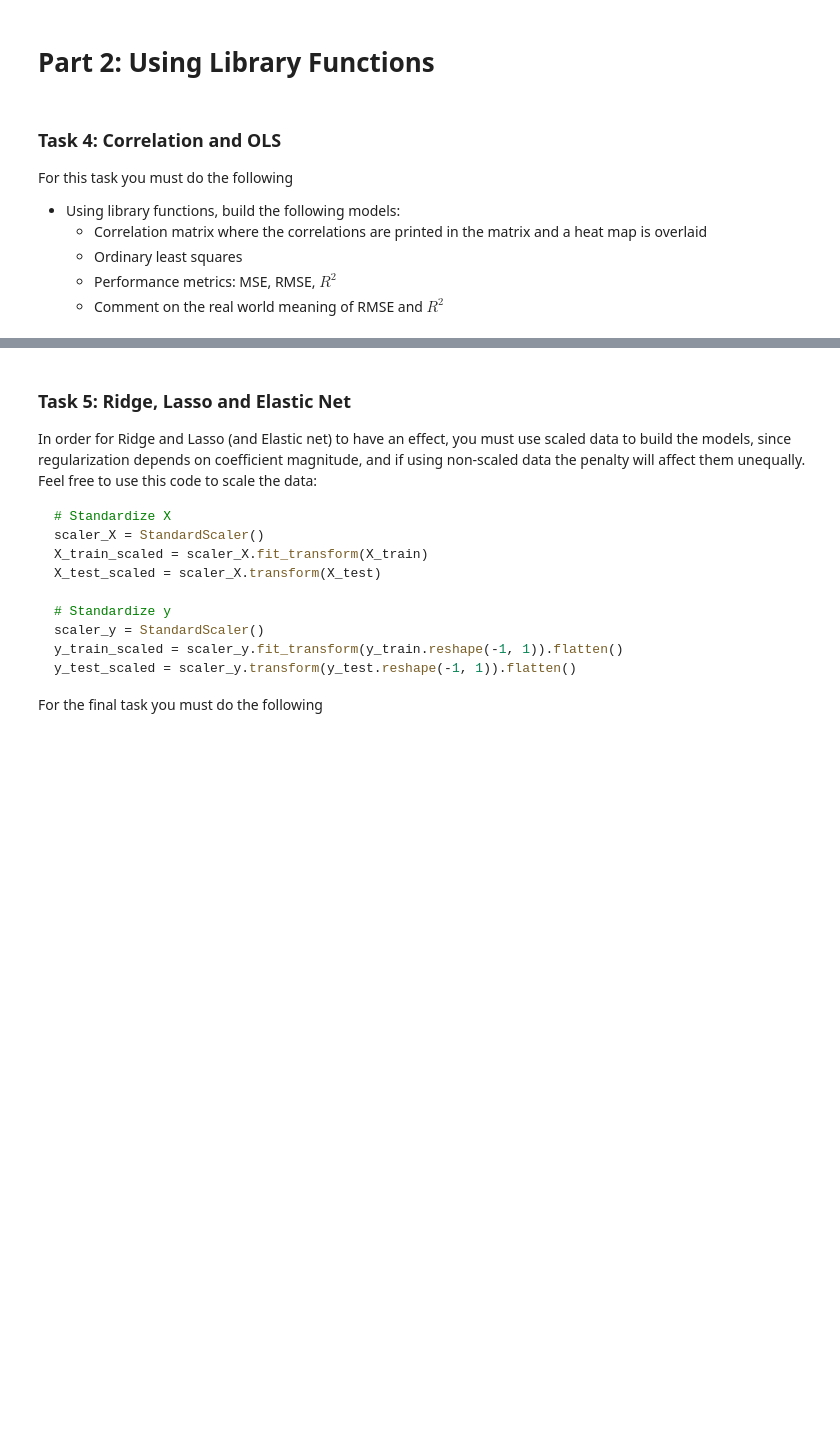
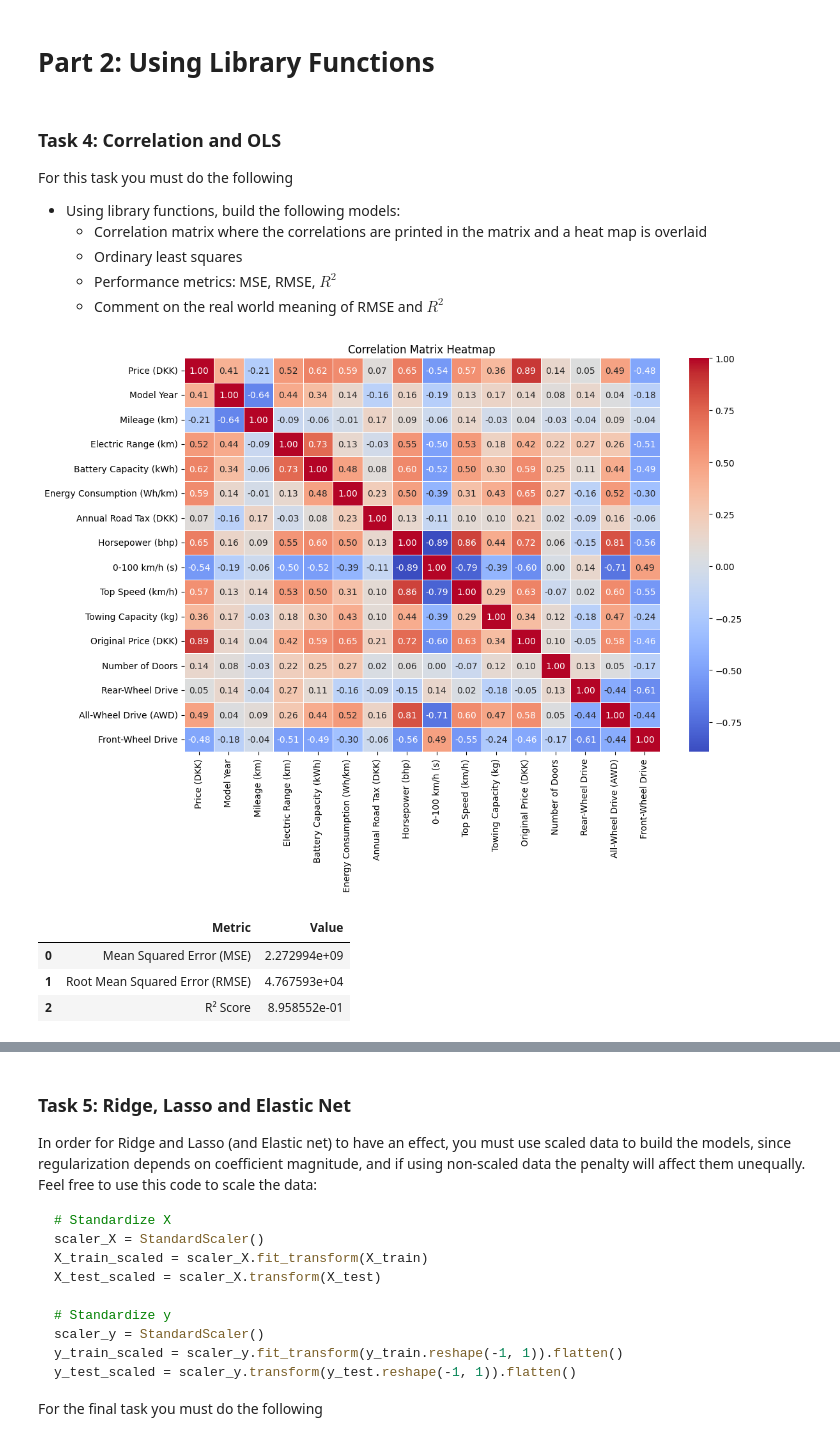
Before and after one commit to Sterup15/MAL1Workspace, a Jupyter notebook: MAL1Workspace/Assignment02/Assignment_2.ipynb, the cells around one changed output, grey strips where cells are left out. Cells and saved outputs as stored; diff of their text form; code cells hidden in the pictures; blank space fills up the shorter version.

Commit message:
First iteration (probably also the last) of assignment02 completed

```diff
--- a/MAL1Workspace/Assignment02/Assignment_2.ipynb
+++ b/MAL1Workspace/Assignment02/Assignment_2.ipynb
@@ -41,6 +41,7 @@ import numpy as np
 import pandas as pd
 from sklearn.model_selection import train_test_split
 from sklearn.preprocessing import StandardScaler
+from IPython.display import display
 
 # Set random seed
 np.random.seed(42)
@@ -52,13 +53,19 @@ df = pd.read_excel("car_prices.xlsx")
 y = df["Price (DKK)"].values
 X = df.drop(columns=["Price (DKK)"]).values
 
+# Extract feature names and add Intercept
+feature_names = ["Intercept"] + list(df.drop(columns=["Price (DKK)"]).columns)
+
+# Add a column of ones to X for the intercept term
+X = np.c_[np.ones(X.shape[0]), X]
+
 # Split data into training and testing sets
 X_train, X_test, y_train, y_test = train_test_split(X, y, test_size=0.2, random_state=42)
 
-# Standardize X (excluding intercept column)
+# Standardize X (excluding the first column which is the intercept)
 scaler = StandardScaler()
-X_train = scaler.fit_transform(X_train)  # Scale all features
-X_test = scaler.transform(X_test)  # Use the same scaler for test set
+X_train[:, 1:] = scaler.fit_transform(X_train[:, 1:])  # Scale only feature columns
+X_test[:, 1:] = scaler.transform(X_test[:, 1:])  # Use the same scaler for test set
 # %% [markdown]
 ## Part 1: Linear Algebra
 In this assignment, you have to solve all problems using linear algebra concepts. You are free to use SymPy or NumPy - though NumPy is **significantly** more efficient computationally than SymPy since NumPy is optimized for numerical computations with floating-point arithmetic. Since linear regression is purely numerical, NumPy is the better choice.
@@ -182,0 +206,51 @@ For this task you must do the following
+# %%
+# Use this for Task 4. Add more code blocks if needed.
+import statsmodels.api as sm
+import seaborn as sns
+import matplotlib.pyplot as plt
+
+# Task 4: Correlation Matrix
+plt.figure(figsize=(12, 8))
+correlation_matrix = df.corr()
+
+# Create a heatmap with correlation values displayed
+sns.heatmap(correlation_matrix, annot=True, fmt=".2f", cmap="coolwarm", linewidths=0.5)
+plt.title("Correlation Matrix Heatmap")
+plt.show()
+
+# Add intercept manually for OLS
+X_ols = sm.add_constant(X)
+
+# Fit the OLS model
+ols_model = sm.OLS(y, X_ols).fit()
+
+# Display OLS summary
+ols_summary = ols_model.summary()
+ols_summary
+
+# Compute predictions using the OLS model
+y_pred_ols = ols_model.predict(X_ols)
+
+# Compute MSE (Mean Squared Error)
+mse_ols = np.mean((y - y_pred_ols) ** 2)
+
+# Compute RMSE (Root Mean Squared Error)
+rmse_ols = np.sqrt(mse_ols)
+
+# Compute R² (Coefficient of Determination) from the OLS model
+r2_ols = ols_model.rsquared
+
+# Display performance metrics
+performance_metrics_ols = pd.DataFrame({
+    "Metric": ["Mean Squared Error (MSE)", "Root Mean Squared Error (RMSE)", "R² Score"],
+    "Value": [mse_ols, rmse_ols, r2_ols]
+})
+
+# Display the results using IPython display
+display(performance_metrics_ols)
+# %% [output]
+[figure, added]
+|  | Metric | Value |
+| 0 | Mean Squared Error (MSE) | 2.272994e+09 |
+| 1 | Root Mean Squared Error (RMSE) | 4.767593e+04 |
+| 2 | R² Score | 8.958552e-01 |
```
Also changed, not shown: parts of 13 cells of this notebook.
